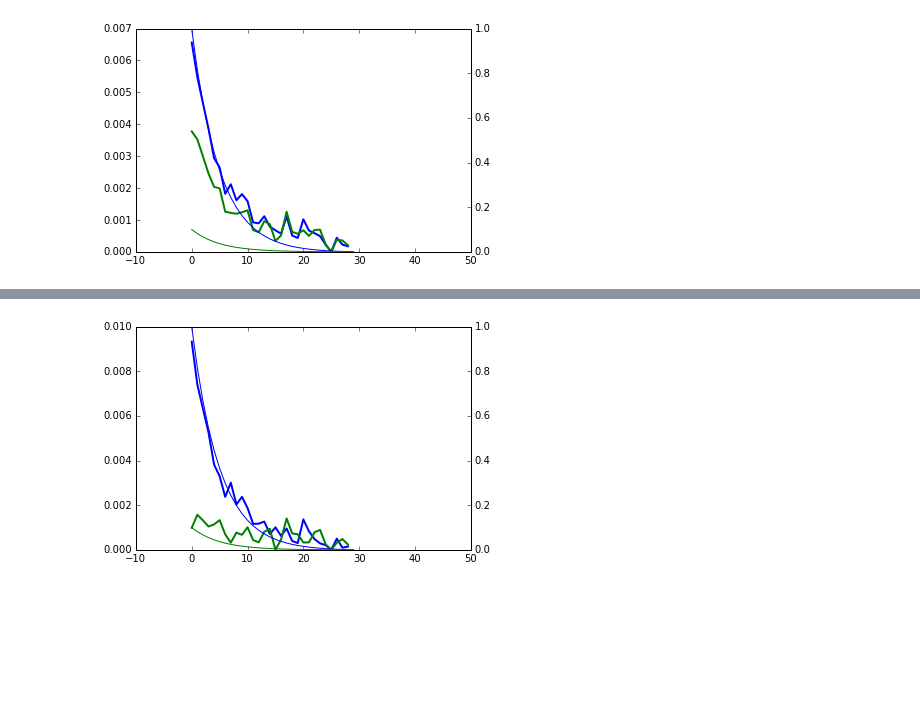
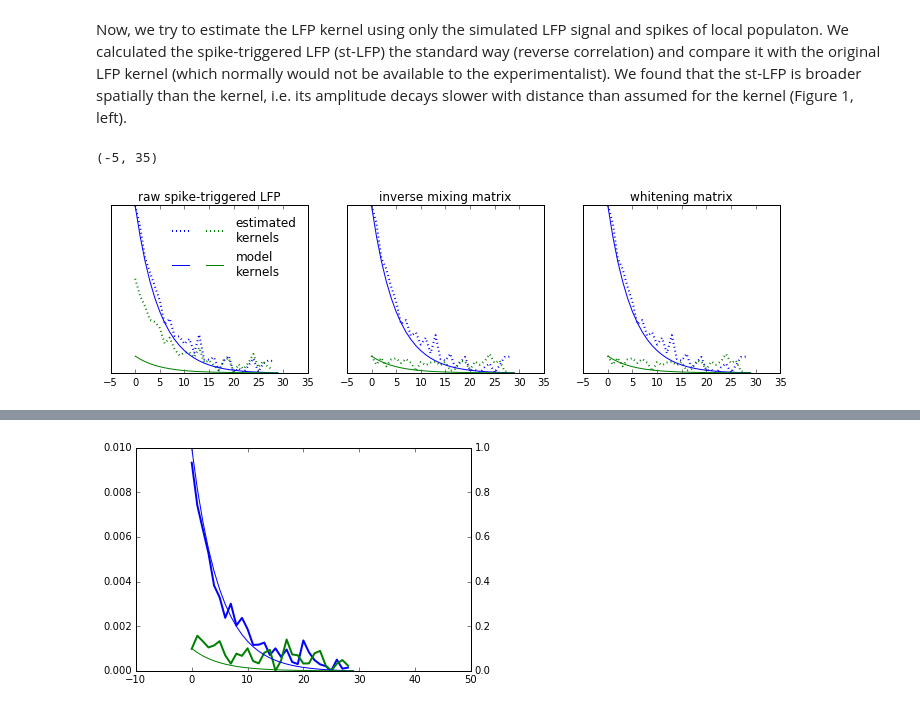
Before and after one commit to btel/jupyter-notebooks, a Jupyter notebook: 2016-07-21-stLFP-whitening-validation/Whitening validation.ipynb, the cells around one changed output, grey strips where cells are left out. Saved outputs shown, nothing was run; the diff lists cells and outputs as text; code cells hidden in the pictures; blank space fills up the shorter version.

```diff
--- a/2016-07-21-stLFP-whitening-validation/Whitening validation.ipynb
+++ b/2016-07-21-stLFP-whitening-validation/Whitening validation.ipynb
@@ -53,5 +62,9 @@ def whitening_matrix(cov, cutoff=0.01):
 # %%
 W = whitening_matrix(cov_mat)
 W_opt = np.linalg.inv(mixture_matrix)
+# %% [markdown]
+Now, we try to estimate the LFP kernel using only the simulated LFP signal and spikes of local populaton. We calculated the spike-triggered LFP (st-LFP) the standard way (reverse correlation) and compare it with the original LFP kernel (which normally would not be available to the experimentalist). We found that the st-LFP is broader spatially than the kernel, i.e. its amplitude decays slower with distance than assumed for the kernel (Figure 1, left).
 # %%
 spike_triggered = signal.fftconvolve(lfp[:, :], spikes[::-1,0, None].T, 'same')
+whitened_stlfp = np.dot(W, spike_triggered)
+optimal_stlfp = np.dot(W_opt, spike_triggered)
@@ -71,4 +71,22 @@ def plot_sta(spike_triggered):
-# %%
-plot_sta(spike_triggered)
-# %% [output]
-[figure, removed]
+# %%
+plt.figure(figsize=(12, 3))
+ax1 = plt.subplot(131)
+sta_lines, kernel_lines = plot_sta(spike_triggered)
+lines = zip(sta_lines, kernel_lines)
+
+plt.legend(lines[0] + lines[1],
+          ('\n', '\n', 'estimated\nkernels', 'model\nkernels'),
+           columnspacing=0,
+           ncol=2,
+           frameon=False)
+plt.title('raw spike-triggered LFP')
+plt.subplot(132, sharex=ax1)
+plot_sta(optimal_stlfp)
+plt.title('inverse mixing matrix')
+plt.subplot(133, sharex=ax1)
+plot_sta(whitened_stlfp)
+plt.title('whitening matrix')
+plt.xlim(-5, 35)
+# %% [output]
+(-5, 35)
+[figure, added]
```
Also changed, not shown: parts of 13 cells of this notebook.
